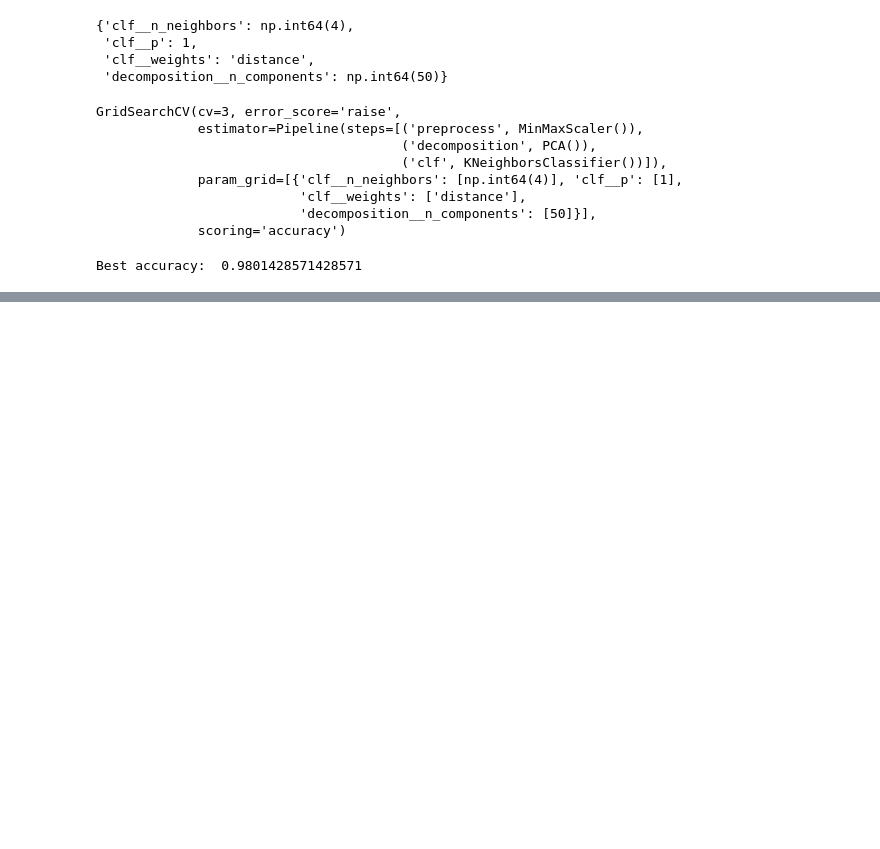
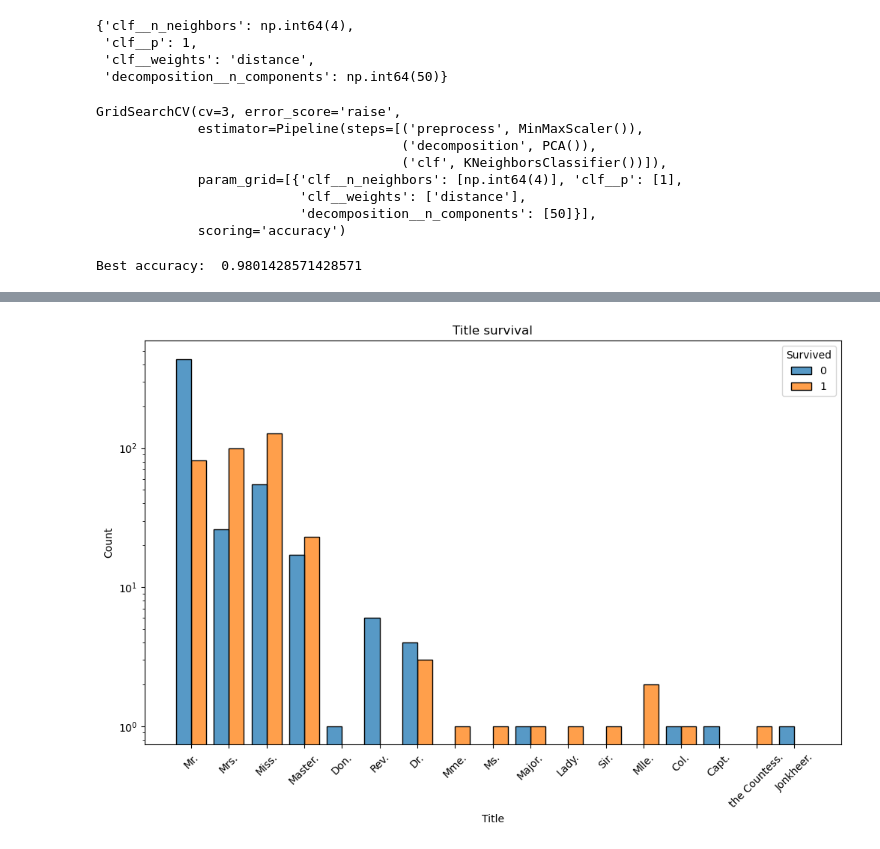
Before and after one commit to OriolPalacios/hands-on-ml-exercises, a Jupyter notebook: notebooks/third_chapter.ipynb, the cells around one changed output, grey strips where cells are left out. Drawn from its saved outputs; the diff is of its cells as text; code cells hidden in the pictures; blank space fills up the shorter version.

```diff
--- a/notebooks/third_chapter.ipynb
+++ b/notebooks/third_chapter.ipynb
@@ -1015,0 +1138,2 @@ Best accuracy:  0.9801428571428571
+# %%
+train = train.with_columns(pl.col('Name').str.extract(r".*, ([A-Za-z\s]+\.).*").alias('Title'))
@@ -1015,0 +1193,9 @@ Best accuracy:  0.9801428571428571
+# %%
+plt.figure(figsize=(12,7))
+plt.title('Title survival')
+sns.histplot(train, x='Title', hue='Survived', multiple='dodge', shrink=.8)
+plt.xticks(rotation=45)
+plt.yscale('log')
+plt.show()
+# %% [output]
+[figure, added]
```
Also changed, not shown: parts of 80 cells of this notebook.
